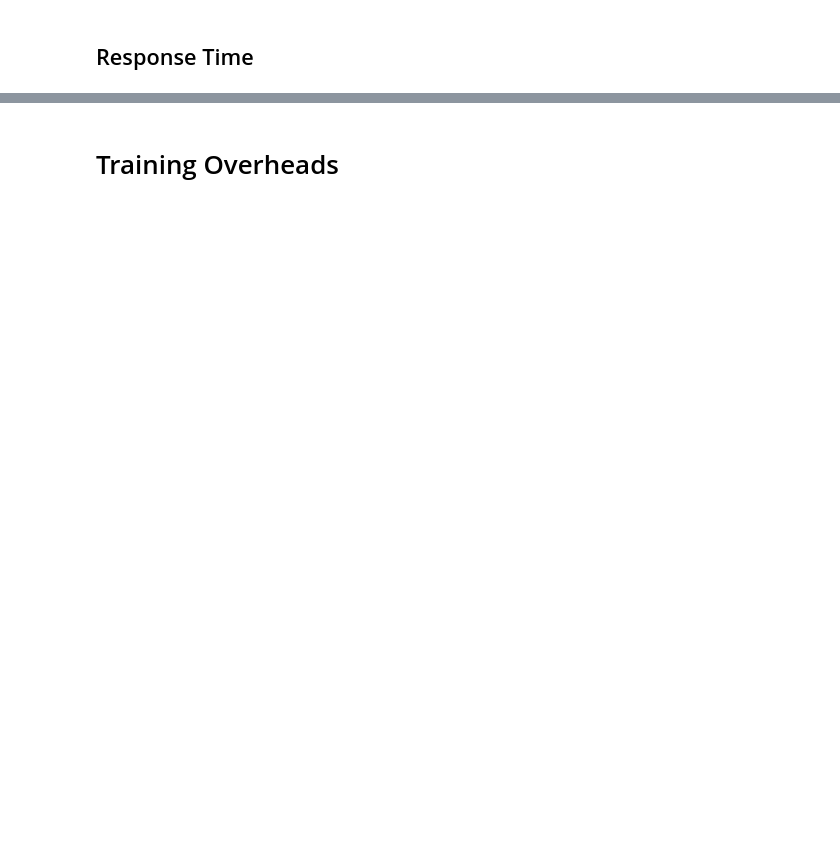
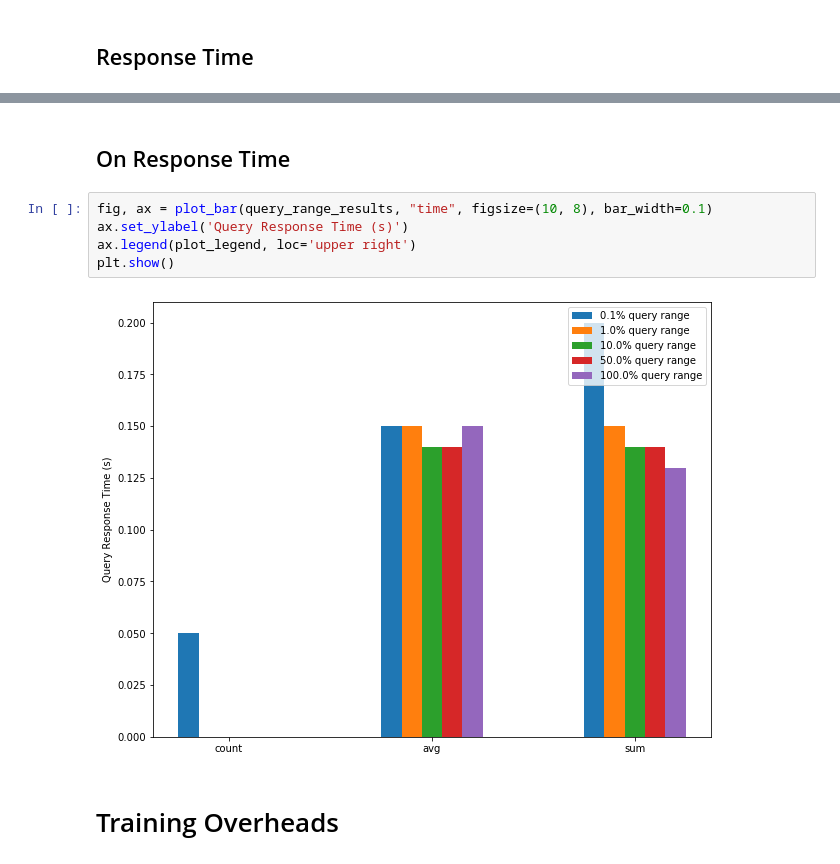
Before and after one commit to raphaelreis/DBest, a Jupyter notebook: src/main/python/analysis_plots.ipynb, the cells around one changed output, grey strips where cells are left out. Drawn from its saved outputs; the diff is of its cells as text; blank space fills up the shorter version.

```diff
--- a/src/main/python/analysis_plots.ipynb
+++ b/src/main/python/analysis_plots.ipynb
@@ -193,3 +169,12 @@ plt.show()
+# %% [markdown]
+## On Response Time
+# %%
+fig, ax = plot_bar(query_range_results, "time", figsize=(10, 8), bar_width=0.1)
+ax.set_ylabel('Query Response Time (s)')
+ax.legend(plot_legend, loc='upper right')
+plt.show()
+# %% [output]
+[figure, added]
 # %% [markdown]
 # Training Overheads
 # %%
```
Also changed, not shown: parts of 22 cells of this notebook, 1 other file.
